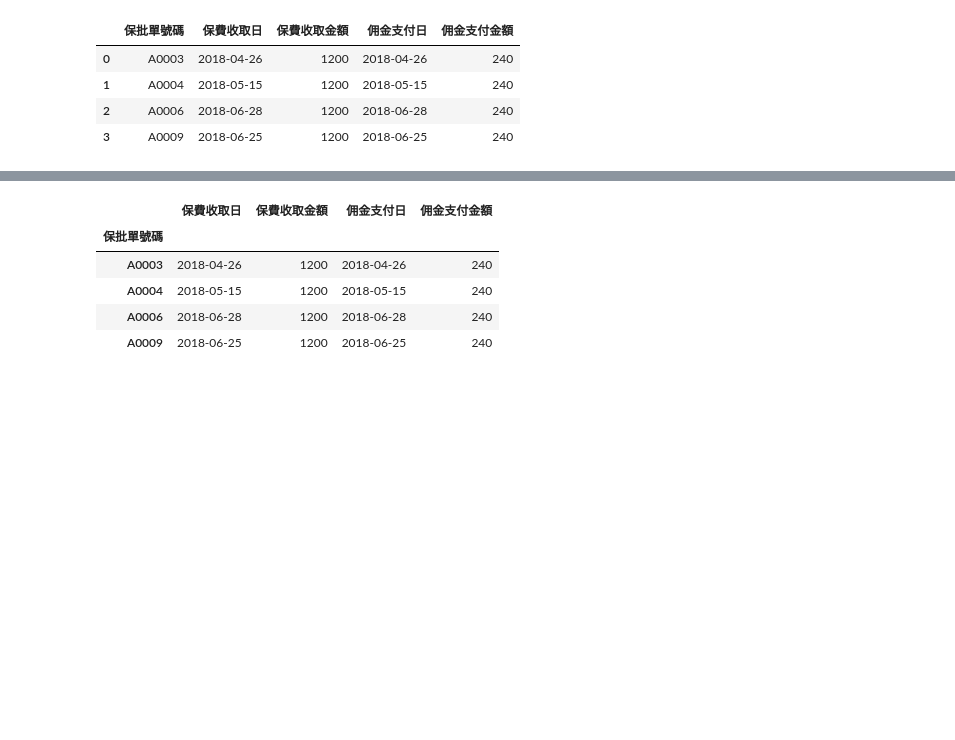
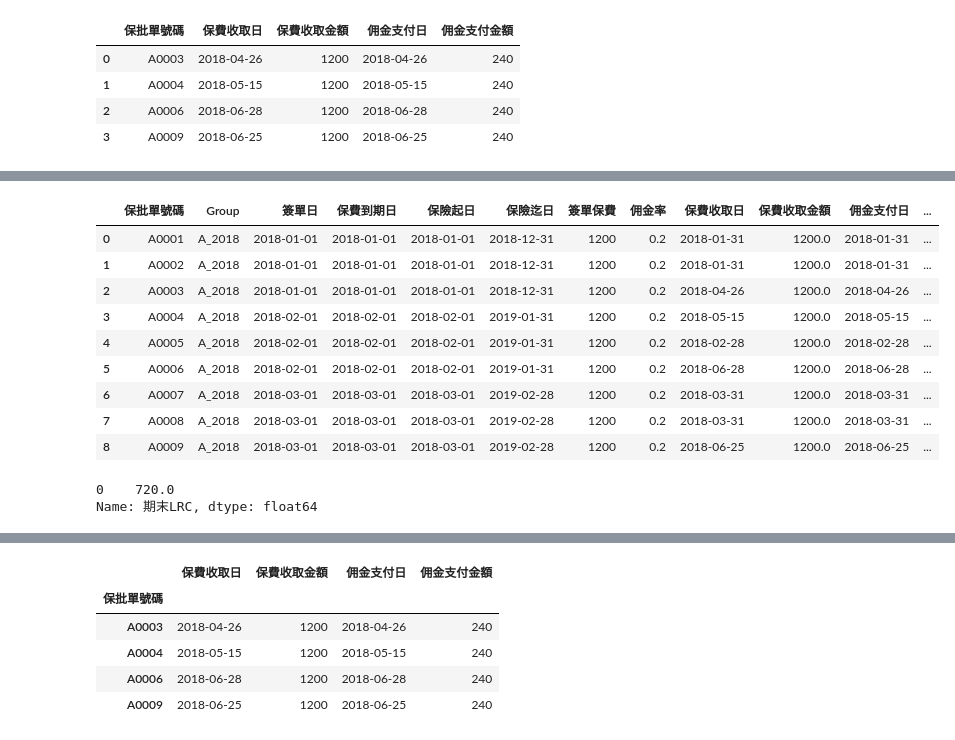
Before and after one commit to YenLinWu/IFRS-17-PAA-Implementation, a Jupyter notebook: PAA/PAA.ipynb, the cells around one changed output, grey strips where cells are left out. Cells and saved outputs as stored; diff of their text form; code cells hidden in the pictures; blank space fills up the shorter version.

```diff
--- a/PAA/PAA.ipynb
+++ b/PAA/PAA.ipynb
@@ -455,3 +469,44 @@ Q12_data
+# %%
+Q12_data.reset_index( level = '保批單號碼', inplace = True )
+Q12_data[ '期初LRC' ] = np.nan  # 創造新的空白欄位
+#Policy_NO = Q12_data.index
+#Policy_NO = list( Q12_data[ '保批單號碼' ] )
+#Policy_NO
+
+Ｑ1_Policy = list( Q1_statement_data[ '保批單號碼' ] )
+
+for i in np.arange( Q12_data.shape[0] ) :
+    Policy_NO = Q12_data[ '保批單號碼' ][ i ]
+    if Q12_data[ '當期已經過月數' ][ i ] <= 3 :
+        Q12_data[ '期初LRC' ][ i ] = 0
+    elif ( Q12_data[ '保批單號碼' ][i] in Ｑ1_Policy ):
+         Q12_data[ '期初LRC' ][ i ] = Q1_statement_data.loc[ Q1_statement_data[ '保批單號碼' ].str.contains( Policy_NO ), '期末LRC'  ]
+            .loc[ Policy_NO, '期末LRC' ]
+            Q1_statement_data.保批單號碼
+        if ( Q12_data[ '保批單號碼' ][i] in Ｑ1_Policy ):
+            Q12_data[ '期初LRC' ][i] = Q1_statement_data.loc[ '', '期末LRC' ]
+ #       Q12_data[ '期初LRC' ][i] = 0
+  #  else :
+   #     Q12_data[ '期初LRC' ][i] = 1
+
+Q12_data
+# %% [output]
+|  | 保批單號碼 | Group | 簽單日 | 保費到期日 | 保險起日 | 保險迄日 | 簽單保費 | 佣金率 | 保費收取日 | 保費收取金額 | 佣金支付日 | ... |
+| 0 | A0001 | A_2018 | 2018-01-01 | 2018-01-01 | 2018-01-01 | 2018-12-31 | 1200 | 0.2 | 2018-01-31 | 1200.0 | 2018-01-31 | ... |
+| 1 | A0002 | A_2018 | 2018-01-01 | 2018-01-01 | 2018-01-01 | 2018-12-31 | 1200 | 0.2 | 2018-01-31 | 1200.0 | 2018-01-31 | ... |
+| 2 | A0003 | A_2018 | 2018-01-01 | 2018-01-01 | 2018-01-01 | 2018-12-31 | 1200 | 0.2 | 2018-04-26 | 1200.0 | 2018-04-26 | ... |
+| 3 | A0004 | A_2018 | 2018-02-01 | 2018-02-01 | 2018-02-01 | 2019-01-31 | 1200 | 0.2 | 2018-05-15 | 1200.0 | 2018-05-15 | ... |
+| 4 | A0005 | A_2018 | 2018-02-01 | 2018-02-01 | 2018-02-01 | 2019-01-31 | 1200 | 0.2 | 2018-02-28 | 1200.0 | 2018-02-28 | ... |
+| 5 | A0006 | A_2018 | 2018-02-01 | 2018-02-01 | 2018-02-01 | 2019-01-31 | 1200 | 0.2 | 2018-06-28 | 1200.0 | 2018-06-28 | ... |
+| 6 | A0007 | A_2018 | 2018-03-01 | 2018-03-01 | 2018-03-01 | 2019-02-28 | 1200 | 0.2 | 2018-03-31 | 1200.0 | 2018-03-31 | ... |
+| 7 | A0008 | A_2018 | 2018-03-01 | 2018-03-01 | 2018-03-01 | 2019-02-28 | 1200 | 0.2 | 2018-03-31 | 1200.0 | 2018-03-31 | ... |
+| 8 | A0009 | A_2018 | 2018-03-01 | 2018-03-01 | 2018-03-01 | 2019-02-28 | 1200 | 0.2 | 2018-06-25 | 1200.0 | 2018-06-25 | ... |
+# %%
+Q1_statement_data.loc[ Q1_statement_data[ '保批單號碼' ].str.contains( 'A0001' ), '期末LRC'  ]
+#Q1_statement_data.保批單號碼 == 'A0001'
+# %% [output]
+0    720.0
+Name: 期末LRC, dtype: float64
 # %%
 # 將 Q1 資料區分成保費已收及尚未收兩部分
 Q1_paid = Q1[ Q1[ '保費收取日' ].isnull( ).values != True ]        # 保費已收取的保單
```
Also changed, not shown: parts of 1 cell of this notebook.
